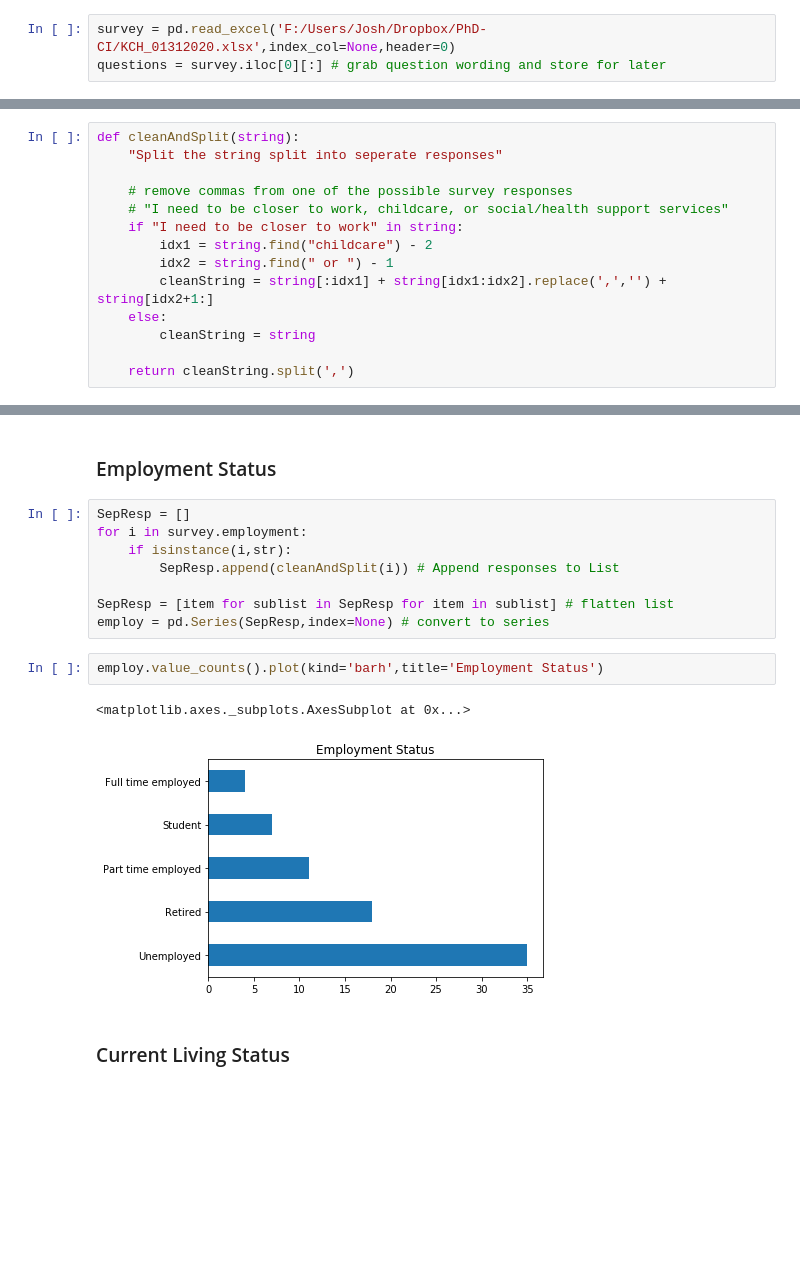
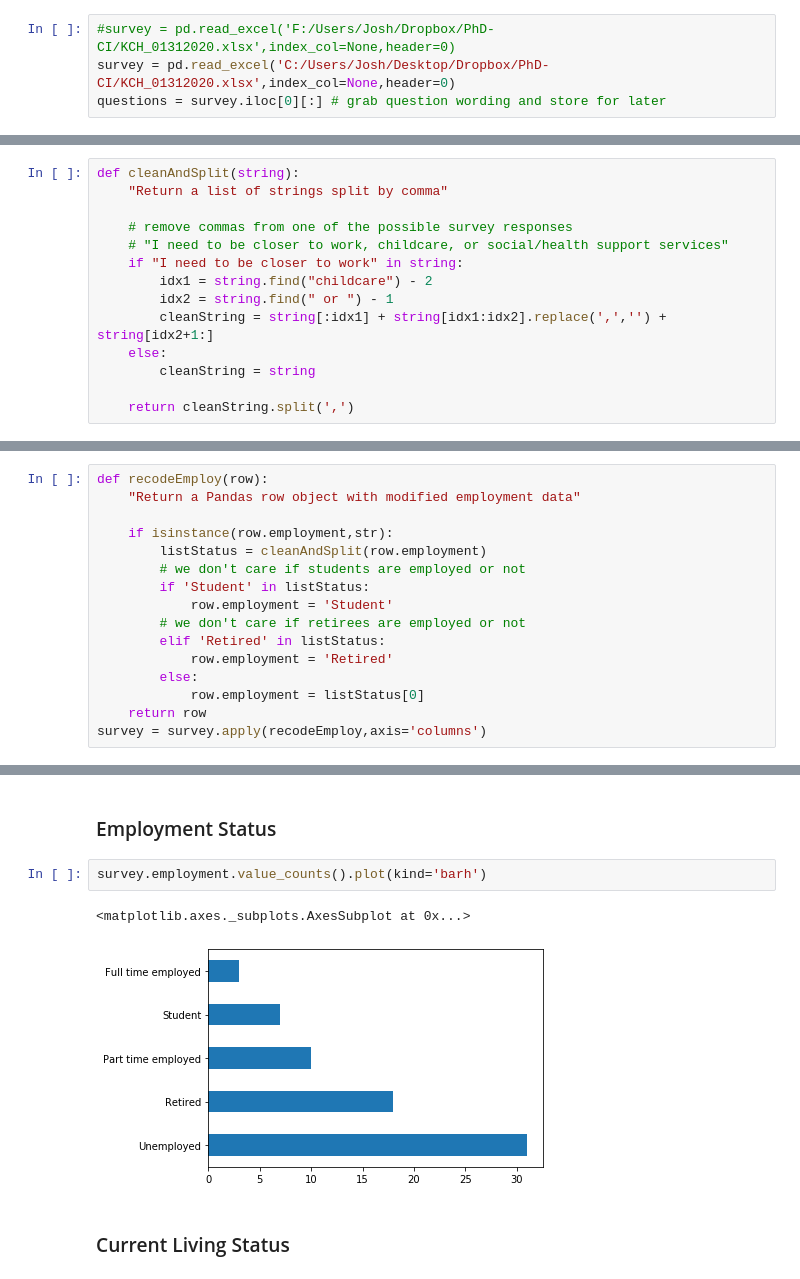
Before and after one commit to jbmoskow/CommunityHousingProject, a Jupyter notebook: CHP.ipynb, the cells around one changed output, grey strips where cells are left out. Saved outputs shown, nothing was run; the diff lists cells and outputs as text; blank space fills up the shorter version.

Commit message:
addedHelperFunction
Added helper function and did more data cleaning

```diff
--- a/CHP.ipynb
+++ b/CHP.ipynb
@@ -19,7 +19,8 @@ pd.set_option('display.max_columns', None)
 # %% [markdown]
 Import survey data
 # %%
-survey = pd.read_excel('F:/Users/Josh/Dropbox/PhD-CI/KCH_01312020.xlsx',index_col=None,header=0)
+#survey = pd.read_excel('F:/Users/Josh/Dropbox/PhD-CI/KCH_01312020.xlsx',index_col=None,header=0)
+survey = pd.read_excel('C:/Users/Josh/Desktop/Dropbox/PhD-CI/KCH_01312020.xlsx',index_col=None,header=0)
 questions = survey.iloc[0][:] # grab question wording and store for later
 # %% [markdown]
 ## Cleanup survey data
@@ -47,7 +48,7 @@ survey = survey.applymap(cleanDataFrame)
 Function that will strip commas and split string when a person gave multiple responses
 # %%
 def cleanAndSplit(string):
-    "Split the string split into seperate responses"
+    "Return a list of strings split by comma"
 
     # remove commas from one of the possible survey responses
     # "I need to be closer to work, childcare, or social/health support services"
@@ -61,0 +65,16 @@ def cleanAndSplit(string):
+# %%
+def recodeEmploy(row):
+    "Return a Pandas row object with modified employment data"
+
+    if isinstance(row.employment,str):
+        listStatus = cleanAndSplit(row.employment)
+        # we don't care if students are employed or not
+        if 'Student' in listStatus:
+            row.employment = 'Student'
+        # we don't care if retirees are employed or not
+        elif 'Retired' in listStatus:
+            row.employment = 'Retired'
+        else:
+            row.employment = listStatus[0]
+    return row
+survey = survey.apply(recodeEmploy,axis='columns')
@@ -125,19 +156,11 @@ survey.can_residency.value_counts().plot(kind='barh',title='What is your Canadia
 [figure]
 # %% [markdown]
 ### Employment Status
-# %%
-SepResp = []
-for i in survey.employment:
-    if isinstance(i,str):
-        SepResp.append(cleanAndSplit(i)) # Append responses to List
-
-SepResp = [item for sublist in SepResp for item in sublist] # flatten list
-employ = pd.Series(SepResp,index=None) # convert to series
 # %%
-employ.value_counts().plot(kind='barh',title='Employment Status')
+survey.employment.value_counts().plot(kind='barh')
 # %% [output]
 <matplotlib.axes._subplots.AxesSubplot at 0x...>
-[figure, old version]
+[figure, new version]
 # %% [markdown]
 ### Current Living Status
 # %%
```
Also changed, not shown: parts of 13 cells of this notebook, 1 other file.
